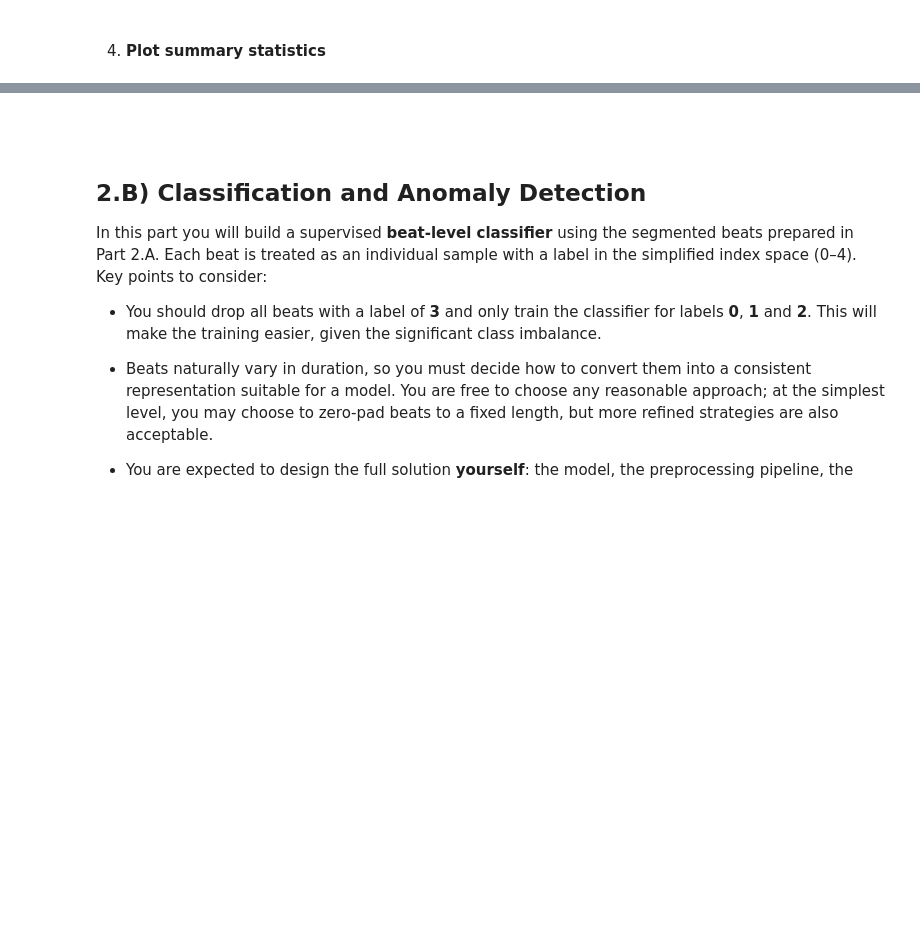
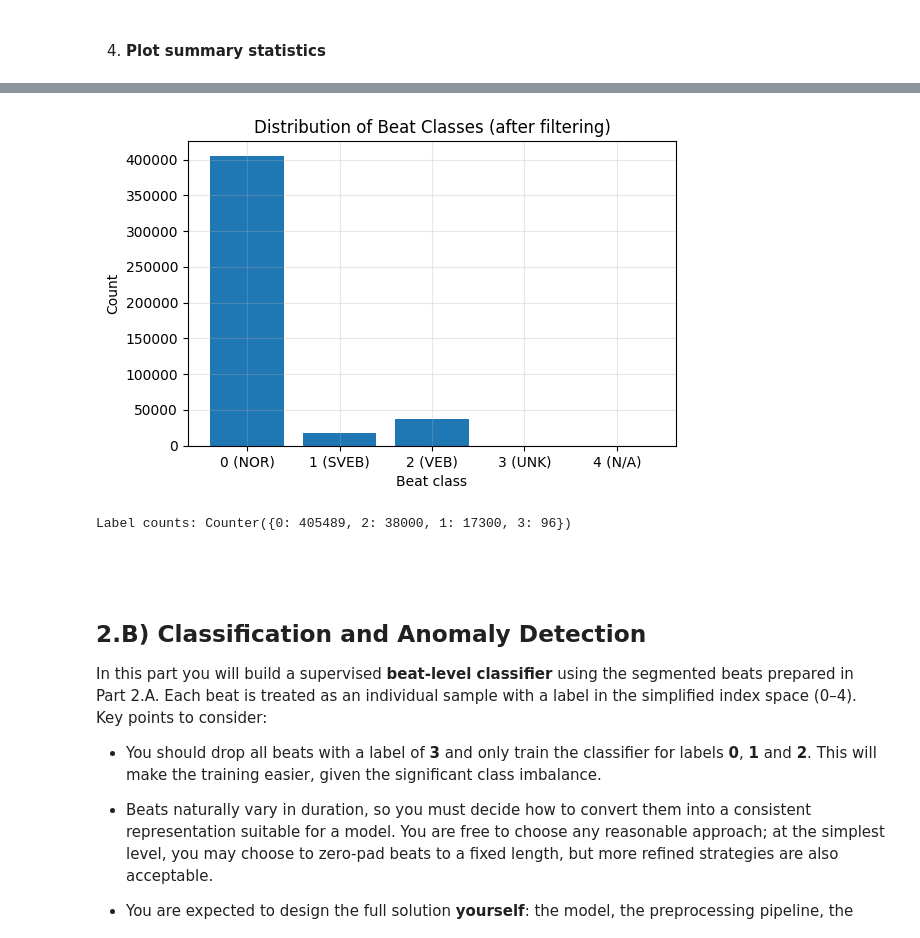
Before and after one commit to fremondi/deep-learning-for-signals-and-images, a Jupyter notebook: Assessment_Q2.ipynb, the cells around one changed output, grey strips where cells are left out. Drawn from its saved outputs; the diff is of its cells as text; code cells hidden in the pictures; blank space fills up the shorter version.

```diff
--- a/Assessment_Q2.ipynb
+++ b/Assessment_Q2.ipynb
@@ -187,3 +322,25 @@ Please, **make sure to thoroughly describe and comment every piece of code that
+# %%
+
+labels_arr = np.array(filtered_labels)
+
+plt.figure(figsize=(6,4))
+bins = np.arange(-0.5, 5.5, 1.0)  # centres bins on 0,1,2,3,4
+plt.hist(labels_arr, bins=bins, rwidth=0.8)
+plt.xticks(
+    range(5),
+    [f"{i} ({idx_to_class.get(str(i), 'N/A')})" for i in range(5)]
+)
+plt.xlabel("Beat class")
+plt.ylabel("Count")
+plt.title("Distribution of Beat Classes (after filtering)")
+plt.grid(True, alpha=0.3)
+plt.tight_layout()
+plt.show()
+
+print("Label counts:", Counter(filtered_labels))
+# %% [output]
+[figure, added]
+Label counts: Counter({0: 405489, 2: 38000, 1: 17300, 3: 96})
 # %% [markdown]
 <br><br>
 
```
Also changed, not shown: parts of 30 cells of this notebook.
